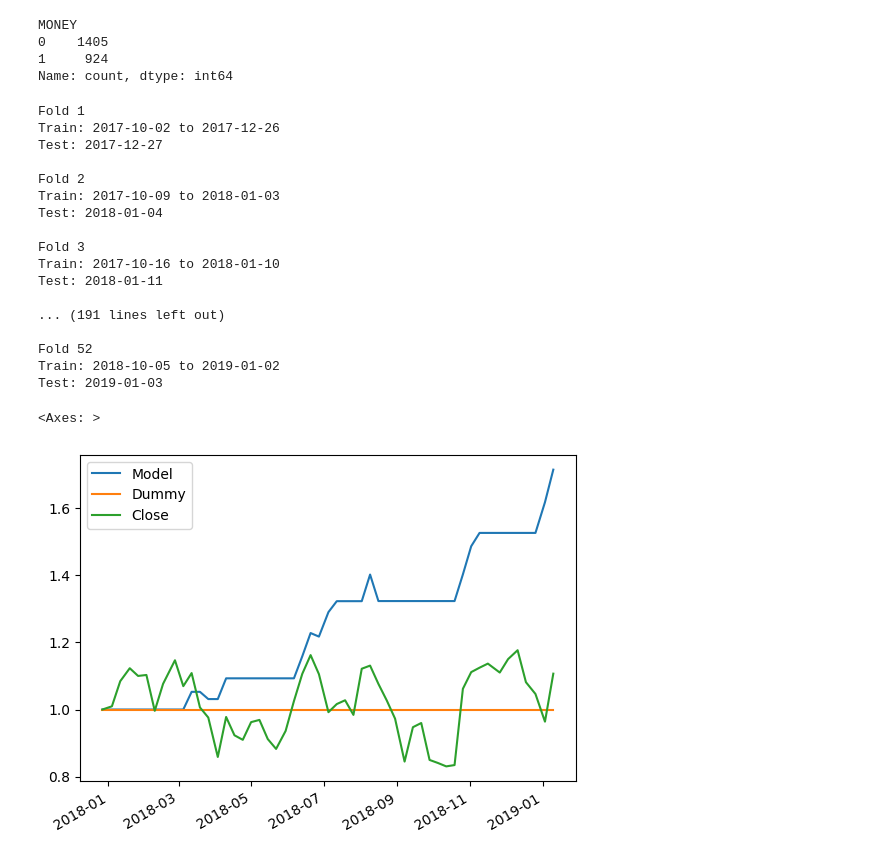
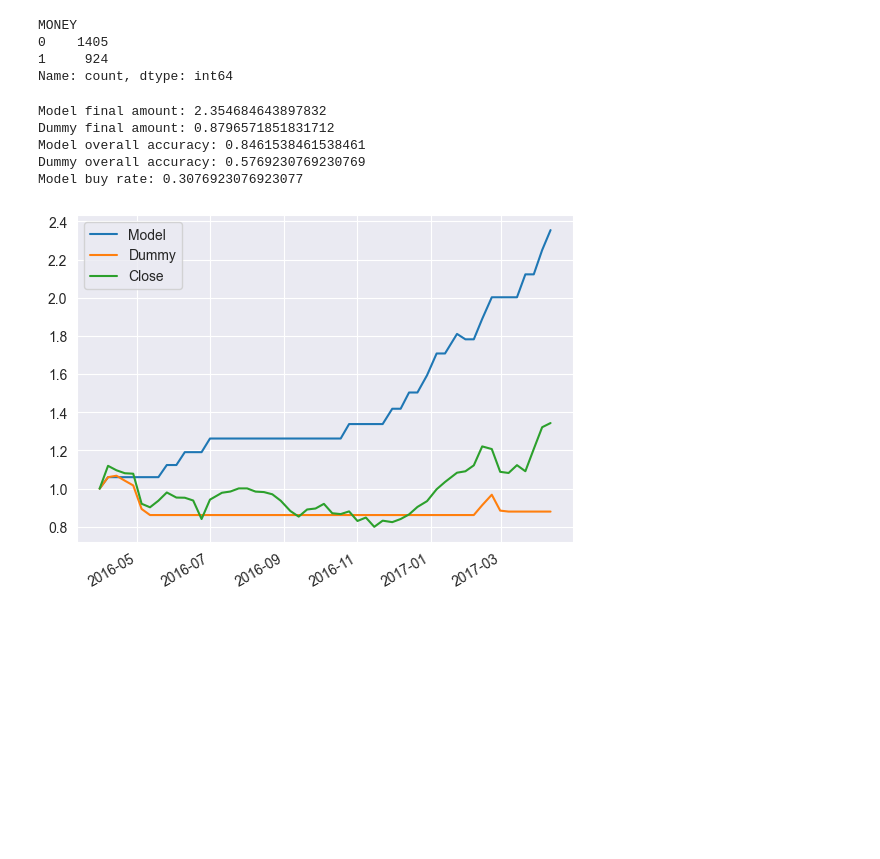
Before and after one commit to jerry13579/StockPredictor, a Jupyter notebook: timeseries.ipynb, the cells around one changed output. Drawn from its saved outputs; the diff is of its cells as text; code cells hidden in the pictures; blank space fills up the shorter version.

```diff
--- a/timeseries.ipynb
+++ b/timeseries.ipynb
@@ -79,18 +77,15 @@ MONEY
 Name: count, dtype: int64
 # %%
 from sklearn.ensemble import RandomForestClassifier
-from sklearn.model_selection import TimeSeriesSplit
 from sklearn.preprocessing import StandardScaler
 from sklearn.dummy import DummyClassifier
-import matplotlib.pyplot as plt
 
-
-def money_update(money, predictions, truth, start, holding_period=5, threshold=threshold):
-    if predictions[0] == truth:
-        if predictions[0] == 1:
-            money *= 1 + (predictions[0] * threshold)
+def money_update(money, prediction, truth, start, holding_period=5, threshold=threshold):
+    if prediction == truth:
+        if prediction == 1:
+            money *= 1 + (prediction * threshold)
     else:
-        if predictions[0] == 1:
+        if prediction == 1:
             start = prices.index.get_loc(stock_data.index[start])
             money *= prices['Close'].iloc[start+holding_period] / prices['Close'].iloc[start+1]
     return money
@@ -99,73 +94,65 @@ def backtest(model, start, folds=52, train_size=60):
     '''
     Simulates model on past stock data to analyze performance compared to dummy
     :param model: sklearn model
-    :param start: datetime object
+    :param start: datetime object, which day to start the backtest
     :param folds: how many weeks to simulate
     :param train_size: how many days prior to train model on
-    :return: performance metrics of models
+    :return: pandas df of model performance metrics
     '''
     dummy = DummyClassifier(strategy='most_frequent')
-    performance = pd.DataFrame({'prev': [1, 1, np.nan]}, index=['Model', 'Dummy', 'Accuracy'])
+    performance = pd.DataFrame({'prev': [1, 1, np.nan, np.nan, np.nan]}, index=['Model', 'Dummy', 'Model Accuracy', 'Model Decision Was', 'Dummy Accuracy'])
     train_id = stock_data.index.get_loc(start)
     test_id = train_id + train_size
     for f in range(folds):
         test_date = stock_data.index[test_id].date()
         X_train, X_test = X[train_id:test_id], X[test_id]
         y_train, y_test = y[train_id:test_id], y[test_id]
 
-        print(f'\nFold {f + 1}')
-        print(f"Train: {stock_data.index[train_id].date()} to {stock_data.index[test_id - 1].date()}")
-        print(f"Test: {test_date}")
+        #print(f'\nFold {f + 1}')
+        #print(f"Train: {stock_data.index[train_id].date()} to {stock_data.index[test_id - 1].date()}")
+        #print(f"Test: {test_date}")
 
         model.fit(X_train, y_train)
         dummy.fit(X_train, y_train)
-        y_hat = model.predict(X_test.reshape(1, -1))
-        y_fat = dummy.predict(X_test.reshape(1, -1))
+        y_hat = model.predict(X_test.reshape(1, -1))[0]
+        y_fat = dummy.predict(X_test.reshape(1, -1))[0]
 
         prev = performance['prev']
         performance = performance.rename({'prev': test_date}, axis=1)
         model_money = money_update(prev['Model'], y_hat, y_test, test_id)
         dummy_money = money_update(prev['Dummy'], y_fat, y_test, test_id)
-        performance['prev'] = [model_money, dummy_money, (y_hat == y_test)[0]]
+        performance['prev'] = [model_money, dummy_money, y_hat == y_test, y_hat, y_fat == y_test]
 
         train_id += 5
         test_id += 5
     final_test_date = pd.Timestamp(performance.columns[-2])
     performance = performance.rename({'prev': prices.index[prices.index.get_loc(final_test_date) + 5]}, axis=1)
     performance.columns = pd.to_datetime(performance.columns)
     return performance.T
 
 X = stock_data.iloc[:,:-1].values
 y = stock_data['MONEY'].values
 
 scaler = StandardScaler()
 X = scaler.fit_transform(X)
 
 model = RandomForestClassifier(n_estimators=100, max_depth=5, random_state=42)
-results = backtest(model, datetime(2017, 10, 2))
+results = backtest(model, datetime(2016, 1, 4), folds=52)
 results['Close'] = prices['Close']
 results['Close'] = results['Close'] / results['Close'].iloc[0]
-results.plot()
+results[['Model', 'Dummy', 'Close']].plot()
+print('Model final amount:', results['Model'].iloc[-1])
+print('Dummy final amount:', results['Dummy'].iloc[-1])
+print('Model overall accuracy:', results['Model Accuracy'].mean())
+print('Dummy overall accuracy:', results['Dummy Accuracy'].mean())
+print('Model buy rate:', results['Model Decision Was'].mean())
 # %% [output]
-Fold 1
-Train: 2017-10-02 to 2017-12-26
-Test: 2017-12-27
-
-Fold 2
-Train: 2017-10-09 to 2018-01-03
-Test: 2018-01-04
-
-Fold 3
-Train: 2017-10-16 to 2018-01-10
-Test: 2018-01-11
-
-... (191 lines left out)
-
-Fold 52
-Train: 2018-10-05 to 2019-01-02
-Test: 2019-01-03
+Model final amount: 2.354684643897832
+Dummy final amount: 0.8796571851831712
+Model overall accuracy: 0.8461538461538461
+Dummy overall accuracy: 0.5769230769230769
+Model buy rate: 0.3076923076923077
-<Axes: >
-[figure, old version]
+[figure, new version]
 # %%
 import matplotlib.pyplot as plt
 import seaborn as sns
```
Also changed, not shown: parts of 2 cells of this notebook.
